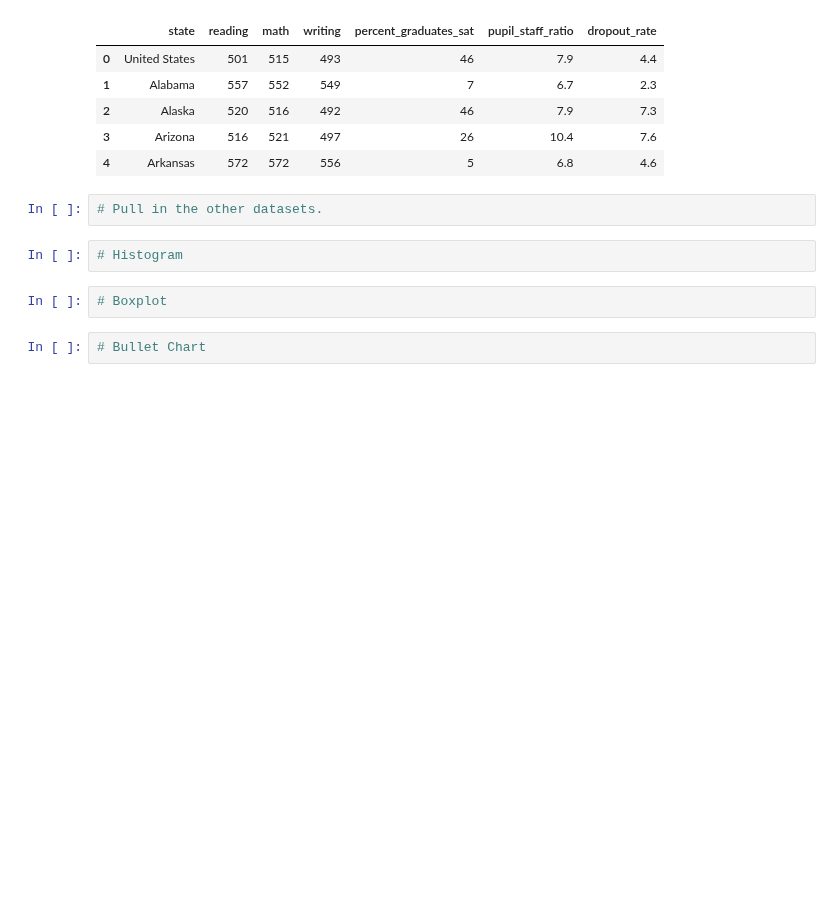
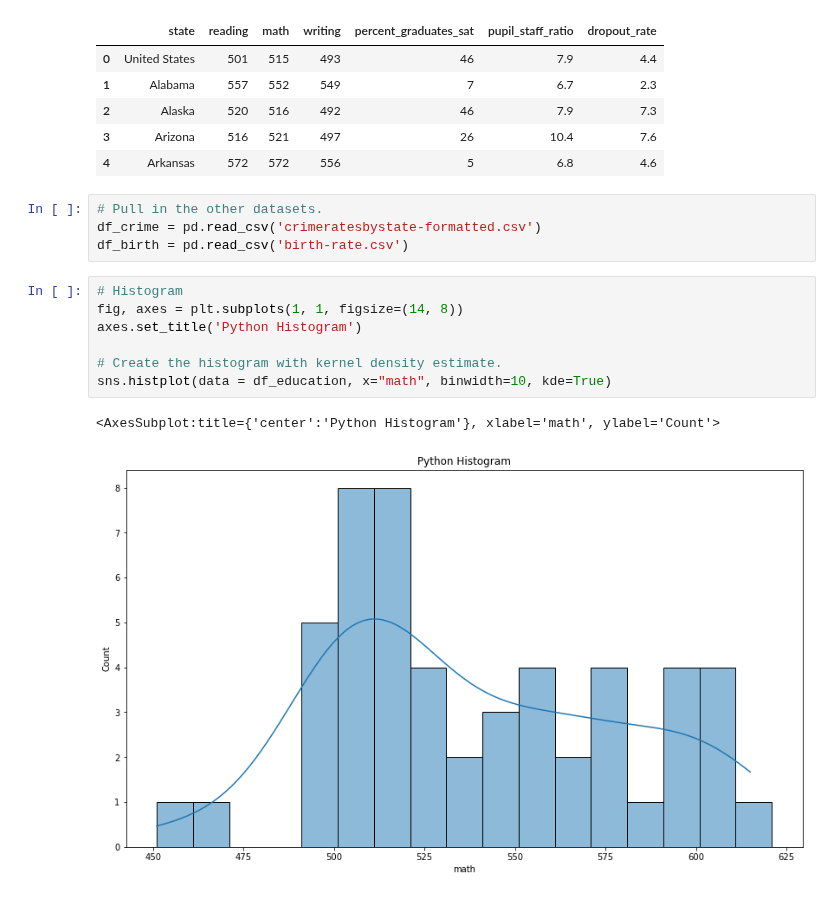
Before and after one commit to joshgreenert/Python-Projects, a Jupyter notebook: Data Presentation and Visualization/Week_11_12/Assignment_11_12_JGreenert.ipynb, the cells around one changed output. Saved outputs shown, nothing was run; the diff lists cells and outputs as text; blank space fills up the shorter version.

```diff
--- a/Data Presentation and Visualization/Week_11_12/Assignment_11_12_JGreenert.ipynb
+++ b/Data Presentation and Visualization/Week_11_12/Assignment_11_12_JGreenert.ipynb
@@ -22,9 +22,15 @@ df_education.head(5)
 | 4 | Arkansas | 572 | 572 | 556 | 5 | 6.8 | 4.6 |
 # %%
 # Pull in the other datasets.
+df_crime = pd.read_csv('crimeratesbystate-formatted.csv')
+df_birth = pd.read_csv('birth-rate.csv')
-# %%
-# Histogram
-# %%
-# Boxplot
-# %%
-# Bullet Chart
+# %%
+# Histogram
+fig, axes = plt.subplots(1, 1, figsize=(14, 8))
+axes.set_title('Python Histogram')
+
+# Create the histogram with kernel density estimate.
+sns.histplot(data = df_education, x="math", binwidth=10, kde=True)
+# %% [output]
+<AxesSubplot:title={'center':'Python Histogram'}, xlabel='math', ylabel='Count'>
+[figure, added]
```
Also changed, not shown: parts of 3 cells of this notebook.
